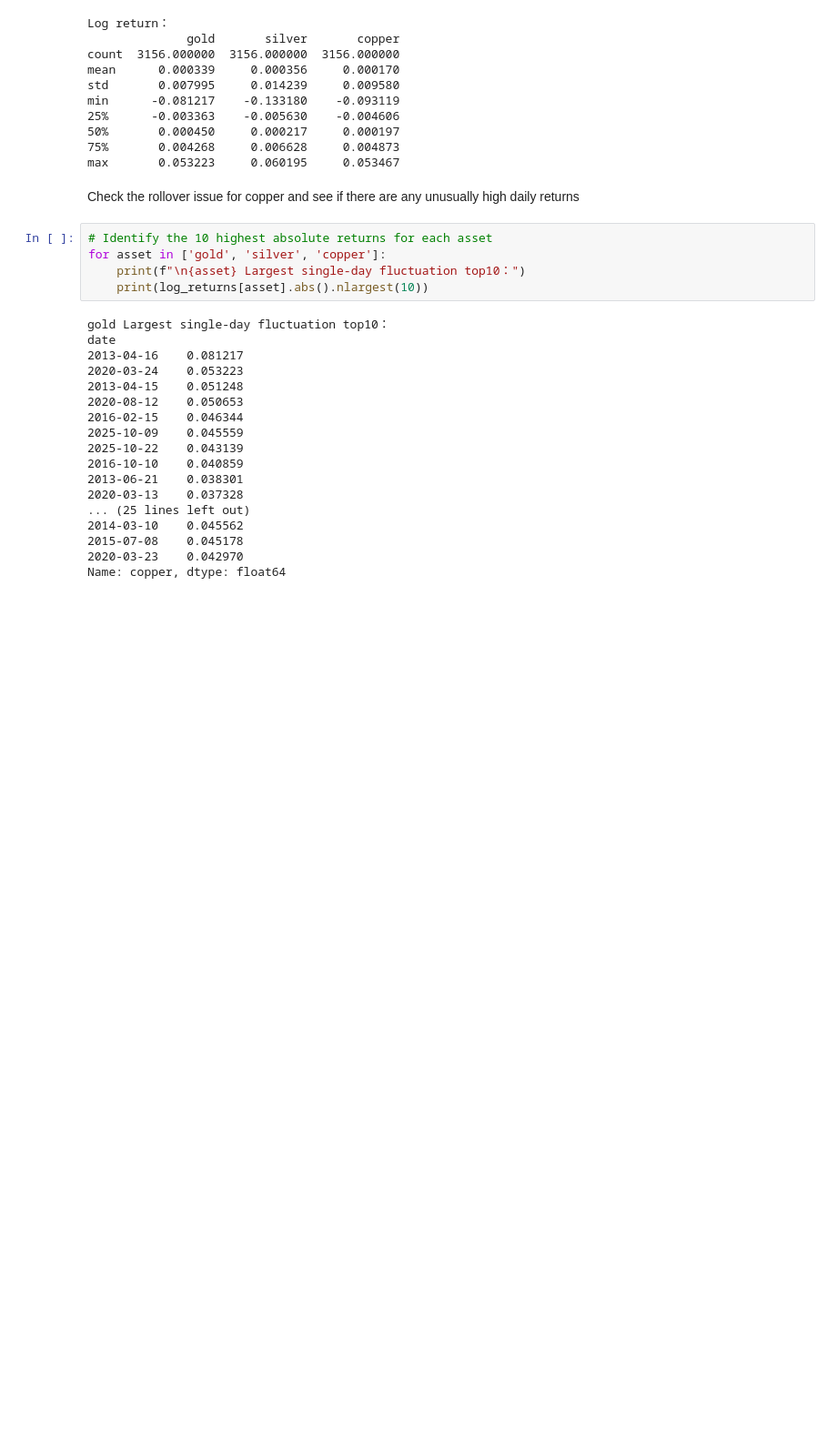
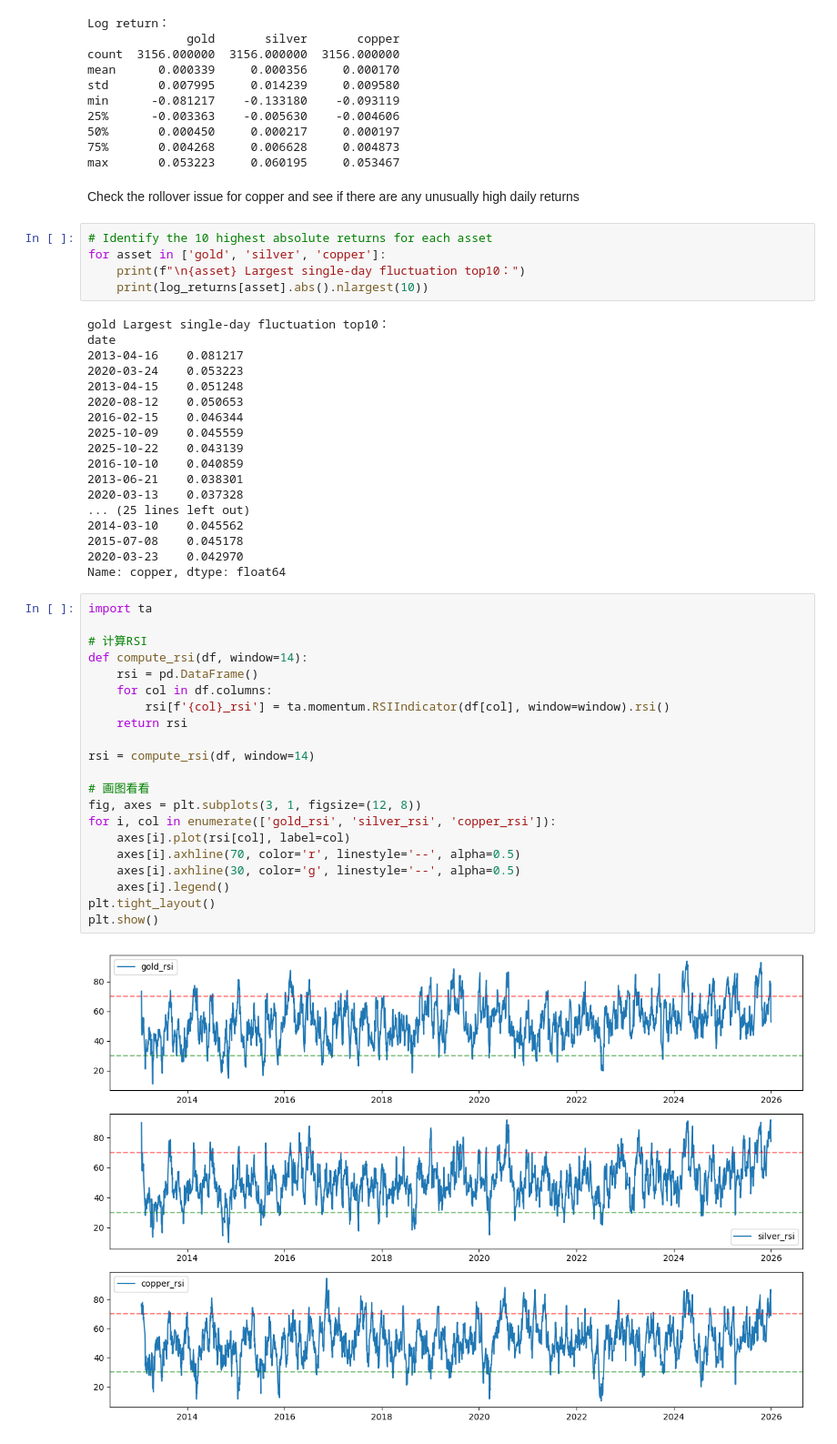
Before and after one commit to blackcatyu/DRL-for-Portfolio-Allocation, a Jupyter notebook: notebooks/01_data_exploration.ipynb, the cells around one changed output. Shown at 91% size. Saved outputs shown, nothing was run; the diff lists cells and outputs as text; blank space fills up the shorter version.

```diff
--- a/notebooks/01_data_exploration.ipynb
+++ b/notebooks/01_data_exploration.ipynb
@@ -108,3 +108,26 @@ date
 2015-07-08    0.045178
 2020-03-23    0.042970
 Name: copper, dtype: float64
+# %%
+import ta
+
+# 计算RSI
+def compute_rsi(df, window=14):
+    rsi = pd.DataFrame()
+    for col in df.columns:
+        rsi[f'{col}_rsi'] = ta.momentum.RSIIndicator(df[col], window=window).rsi()
+    return rsi
+
+rsi = compute_rsi(df, window=14)
+
+# 画图看看
+fig, axes = plt.subplots(3, 1, figsize=(12, 8))
+for i, col in enumerate(['gold_rsi', 'silver_rsi', 'copper_rsi']):
+    axes[i].plot(rsi[col], label=col)
+    axes[i].axhline(70, color='r', linestyle='--', alpha=0.5)
+    axes[i].axhline(30, color='g', linestyle='--', alpha=0.5)
+    axes[i].legend()
+plt.tight_layout()
+plt.show()
+# %% [output]
+[figure, added]
```
Also changed, not shown: parts of 2 cells of this notebook, 2 other files.
